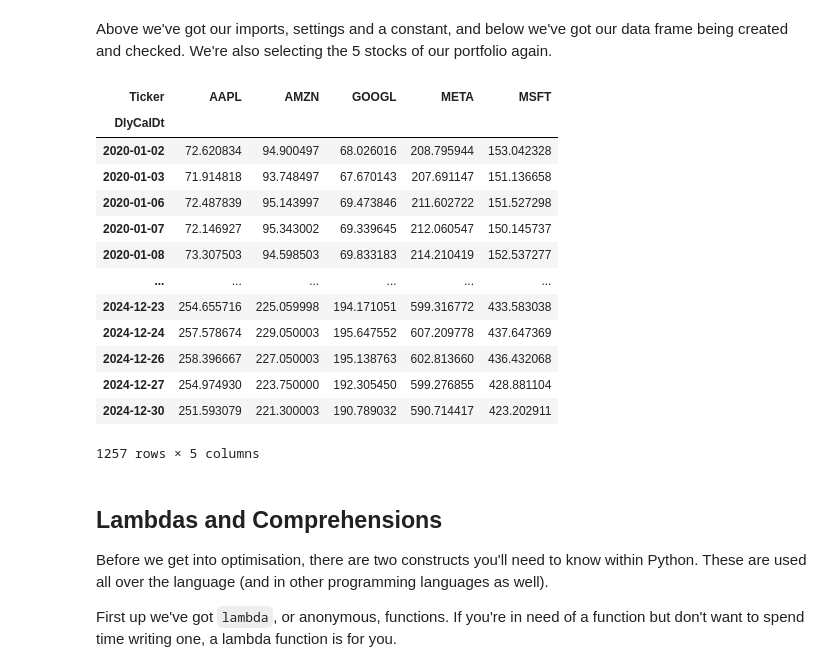
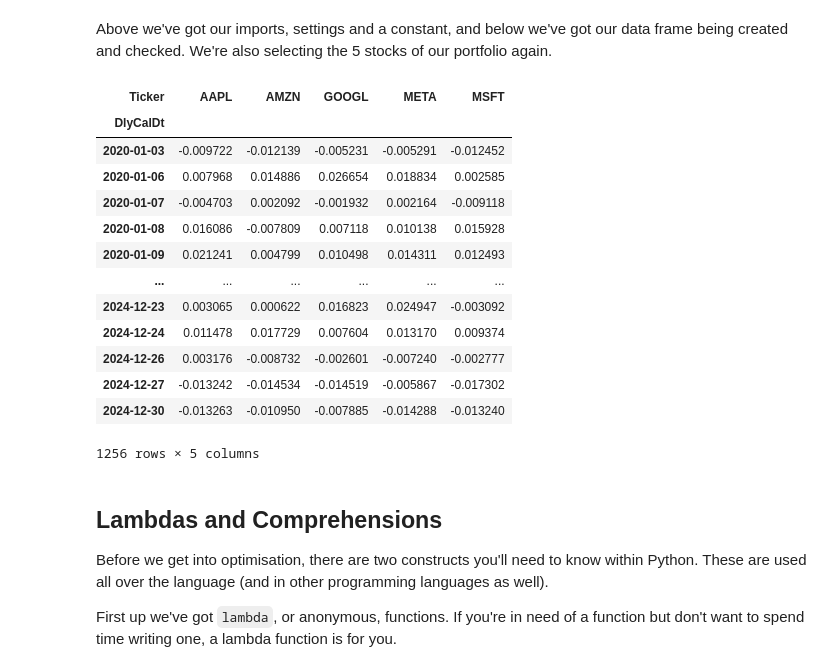
Before and after one commit to Imperial-Business-School/python-for-finance-bobby-zlatarov, a Jupyter notebook: 12. Optimisation.ipynb, the cells around one changed output. Cells and saved outputs as stored; diff of their text form; code cells hidden in the pictures.

```diff
--- a/12. Optimisation.ipynb
+++ b/12. Optimisation.ipynb
@@ -19,28 +19,28 @@ Above we've got our imports, settings and a constant, and below we've got our da
 # %%
 df = pd.read_csv("data/top_six_2020_2025.csv")
 df.DlyCalDt = pd.to_datetime(df.DlyCalDt, dayfirst=True)
 
 df_pivot = df.pivot(index="DlyCalDt", columns="Ticker", values="DlyClose")
 df_pivot = df_pivot[df_pivot.columns[:5]]
 
 returns = df_pivot.pct_change().dropna()
-
-df_pivot
+returns
+#df_pivot
 # %% [output]
 | Ticker | AAPL | AMZN | GOOGL | META | MSFT |
 | DlyCalDt |  |  |  |  |  |
-| 2020-01-02 | 72.620834 | 94.900497 | 68.026016 | 208.795944 | 153.042328 |
-| 2020-01-03 | 71.914818 | 93.748497 | 67.670143 | 207.691147 | 151.136658 |
-| 2020-01-06 | 72.487839 | 95.143997 | 69.473846 | 211.602722 | 151.527298 |
-| 2020-01-07 | 72.146927 | 95.343002 | 69.339645 | 212.060547 | 150.145737 |
-| 2020-01-08 | 73.307503 | 94.598503 | 69.833183 | 214.210419 | 152.537277 |
+| 2020-01-03 | -0.009722 | -0.012139 | -0.005231 | -0.005291 | -0.012452 |
+| 2020-01-06 | 0.007968 | 0.014886 | 0.026654 | 0.018834 | 0.002585 |
+| 2020-01-07 | -0.004703 | 0.002092 | -0.001932 | 0.002164 | -0.009118 |
+| 2020-01-08 | 0.016086 | -0.007809 | 0.007118 | 0.010138 | 0.015928 |
+| 2020-01-09 | 0.021241 | 0.004799 | 0.010498 | 0.014311 | 0.012493 |
 | ... | ... | ... | ... | ... | ... |
-| 2024-12-23 | 254.655716 | 225.059998 | 194.171051 | 599.316772 | 433.583038 |
-| 2024-12-24 | 257.578674 | 229.050003 | 195.647552 | 607.209778 | 437.647369 |
-| 2024-12-26 | 258.396667 | 227.050003 | 195.138763 | 602.813660 | 436.432068 |
-| 2024-12-27 | 254.974930 | 223.750000 | 192.305450 | 599.276855 | 428.881104 |
-| 2024-12-30 | 251.593079 | 221.300003 | 190.789032 | 590.714417 | 423.202911 |
+| 2024-12-23 | 0.003065 | 0.000622 | 0.016823 | 0.024947 | -0.003092 |
+| 2024-12-24 | 0.011478 | 0.017729 | 0.007604 | 0.013170 | 0.009374 |
+| 2024-12-26 | 0.003176 | -0.008732 | -0.002601 | -0.007240 | -0.002777 |
+| 2024-12-27 | -0.013242 | -0.014534 | -0.014519 | -0.005867 | -0.017302 |
+| 2024-12-30 | -0.013263 | -0.010950 | -0.007885 | -0.014288 | -0.013240 |
-1257 rows × 5 columns
+1256 rows × 5 columns
 # %% [markdown]
 ## Lambdas and Comprehensions
 
```
Also changed, not shown: 2 other files.
